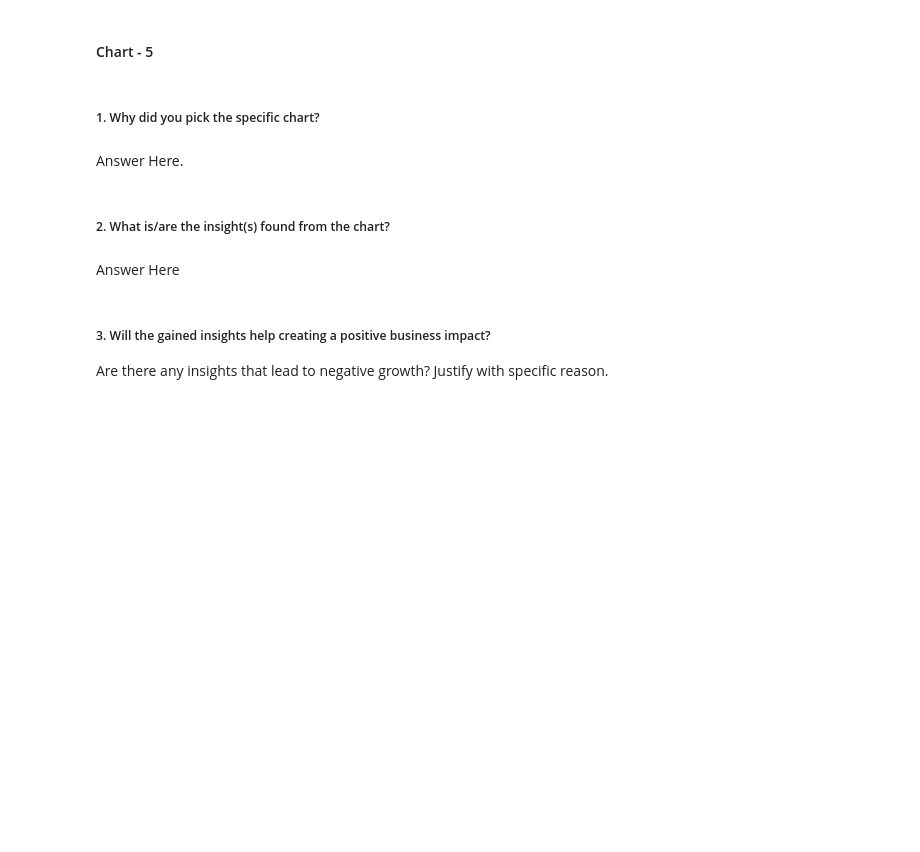
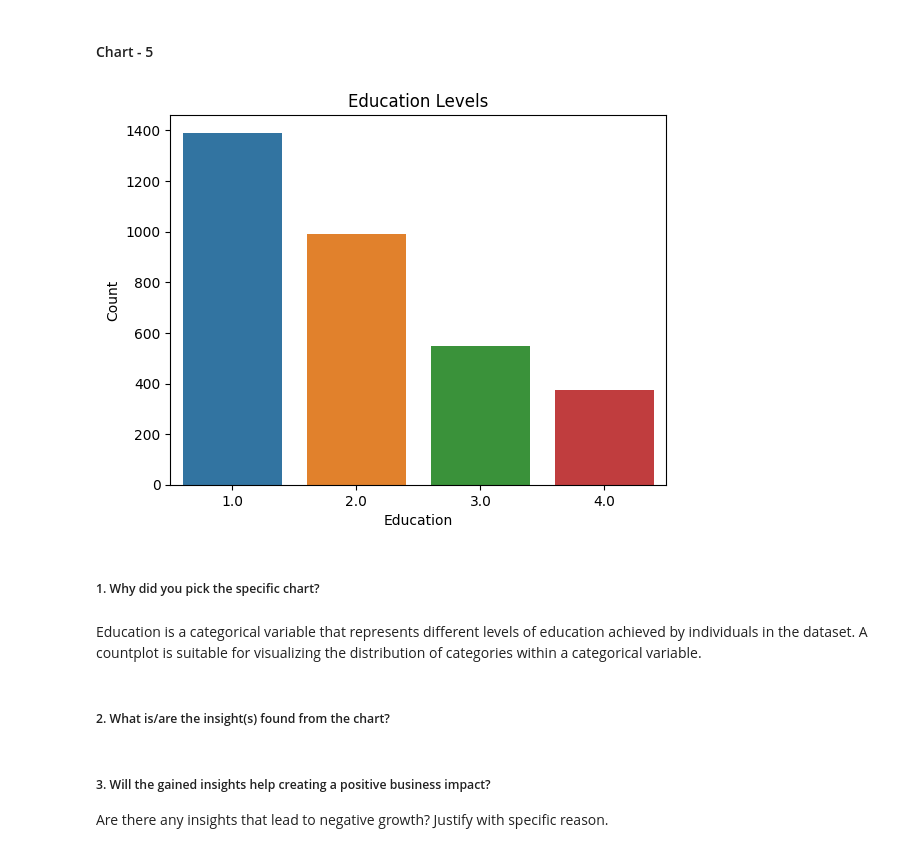
Before and after one commit to fadakenitin/Classification_Capstone_Project, a Jupyter notebook: Cardiovascular_Risk_Prediction.ipynb, the cells around one changed output. Cells and saved outputs as stored; diff of their text form; code cells hidden in the pictures; blank space fills up the shorter version.

```diff
--- a/Cardiovascular_Risk_Prediction.ipynb
+++ b/Cardiovascular_Risk_Prediction.ipynb
@@ -280,11 +444,18 @@ Answer Here
+# %%
+# Chart - 5 visualization code
+sns.countplot(x='education', data=data)
+plt.xlabel('Education')
+plt.ylabel('Count')
+plt.title('Education Levels')
+plt.show()
+# %% [output]
+[figure, added]
 # %% [markdown]
 ##### 1. Why did you pick the specific chart?
-# %% [markdown]
-Answer Here.
+# %% [markdown]
+Education is a categorical variable that represents different levels of education achieved by individuals in the dataset. A countplot is suitable for visualizing the distribution of categories within a categorical variable.
 # %% [markdown]
 ##### 2. What is/are the insight(s) found from the chart?
-# %% [markdown]
-Answer Here
 # %% [markdown]
 ##### 3. Will the gained insights help creating a positive business impact?
 Are there any insights that lead to negative growth? Justify with specific reason.
```
Also changed, not shown: parts of 74 cells of this notebook.
